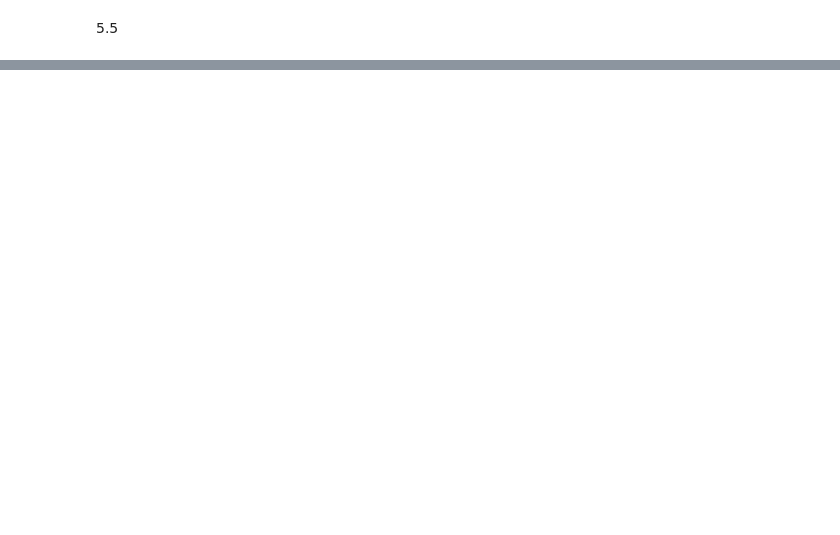
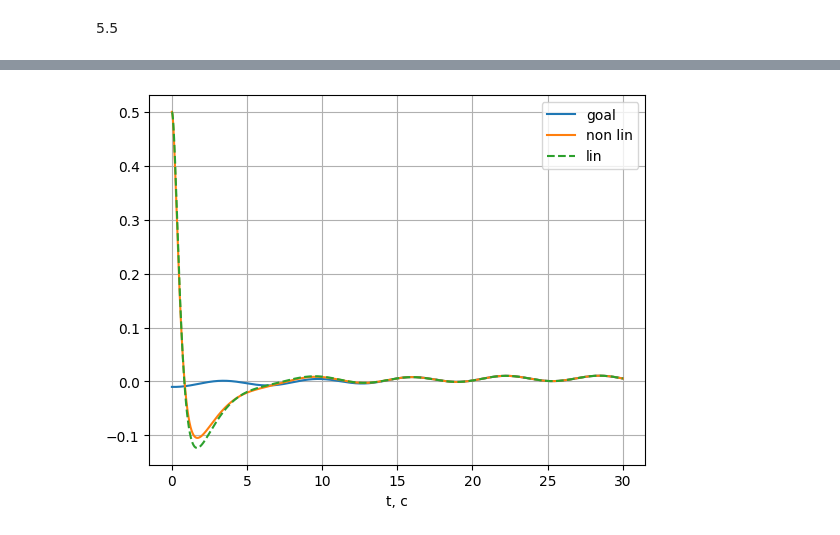
Before and after one commit to lalayants/control-theory-itmo-2023-2024, a Jupyter notebook: project/project.ipynb, the cells around one changed output, grey strips where cells are left out. Drawn from its saved outputs; the diff is of its cells as text; code cells hidden in the pictures; blank space fills up the shorter version.

```diff
--- a/project/project.ipynb
+++ b/project/project.ipynb
@@ -1058,0 +1333,11 @@ plt.savefig(f'{SAVE_PATH}/task5_LQG_non_lin.jpg')
+# %%
+plt.plot(ts, -(D_2@ws)[0], label="goal")
+plt.plot(ts, resp.states[2], label="non lin")
+plt.plot(ts, resp_non_lin.states[2], "--", label="lin")
+
+plt.xlabel('t, c')
+plt.legend()
+plt.grid()
+plt.savefig(f'{SAVE_PATH}/task6_2_target.jpg')
+# %% [output]
+[figure, added]
```
Also changed, not shown: parts of 20 cells of this notebook, 4 other files.
